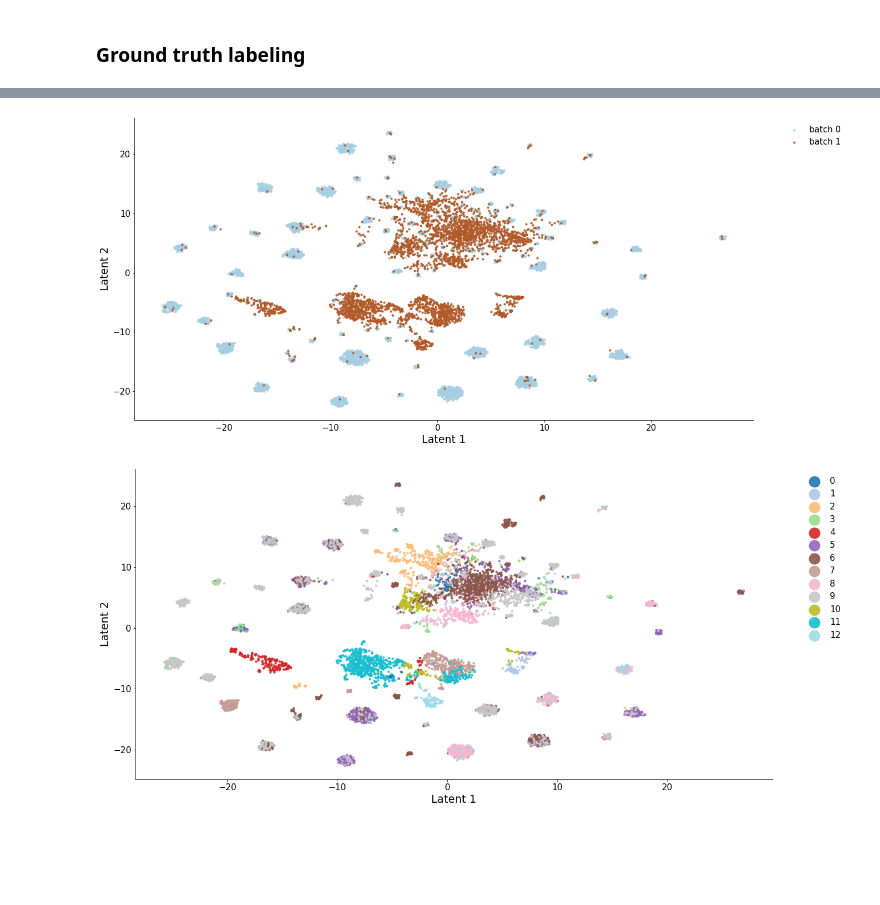
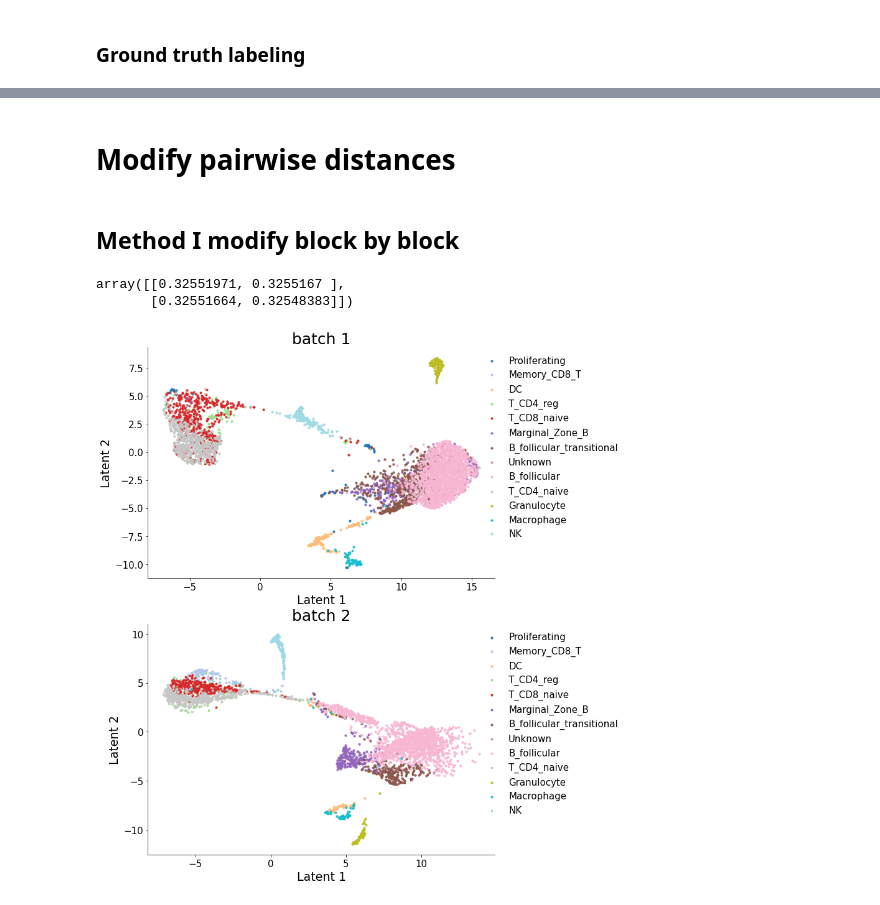
Before and after one commit to PeterZZQ/scMoMaT, a Jupyter notebook: Examples/test_Spleen_modified.ipynb, the cells around one changed output, grey strips where cells are left out. Cells and saved outputs as stored; diff of their text form; code cells hidden in the pictures; blank space fills up the shorter version.

Commit message:
upfate methods of modifying pairwise distance and adding knn_indices for UMAP

```diff
--- a/Examples/test_Spleen_modified.ipynb
+++ b/Examples/test_Spleen_modified.ipynb
@@ -121,15 +122,15 @@ counts["feats_name"] = feats_name
 alpha = [1000, 1, 100, 100, 0.00]
 batchsize = 0.3
 run = 0
-Ns = [8] * 2
-K = 8
+Ns = [25] * 2
+K = 25
 N_feat = Ns[0]
 interval = 100
-T = 10000
+T = 6000
 lr = 1e-2
 # %%
 # didn't use the interaction matrix
-model1 = model.cfrm_new(counts = counts, interacts = None, Ns = Ns, K = K, N_feat = N_feat, batch_size = batchsize, interval = interval, lr = lr, alpha = alpha, seed = run).to(device)
+model1 = model.cfrm_new(counts = counts, interacts = interacts, Ns = Ns, K = K, N_feat = N_feat, batch_size = batchsize, interval = interval, lr = lr, alpha = alpha, seed = run).to(device)
 losses1 = model1.train_func(T = T, T1 = None)
 # %% [output]
 Input sanity check...
@@ -171,7 +172,7 @@ for batch in range(0,2):
     labels.append(pd.read_csv(os.path.join(dir, 'meta_c' + str(batch + 1) + '.csv'), index_col=0)["cell_type"].values.squeeze())
     pre_labels.append(np.argmax(z, axis = 1).squeeze())
 
-umap_op = UMAP(n_components = 2, n_neighbors = 15, min_dist = 0.8, random_state = 0)
+umap_op = UMAP(n_components = 2, n_neighbors = 15, min_dist = 0.4, random_state = 0)
 x_umap = umap_op.fit_transform(np.concatenate(zs, axis = 0))
 # separate into batches
 x_umaps = []
@@ -209,0 +211,4 @@ utils.plot_latent_ext(x_umaps, annos = pre_labels, mode = "joint", save = None,
+# %% [markdown]
+# Modify pairwise distances
+# %% [markdown]
+## Method I modify block by block
@@ -210,41 +264,36 @@ utils.plot_latent_ext(x_umaps, annos = pre_labels, mode = "joint", save = None,
+# %%
+aft_mean = np.zeros((len(zs), len(zs)))
+
+for row in range(len(zs)):
+    for col in range(len(zs)):
+        block = p[start_point[row]:end_point[row]+1, start_point[col]:end_point[col]+1]
+        mean = np.mean(block)
+        aft_mean[row, col] = mean
+
+aft_mean
+# %% [output]
+array([[0.32551971, 0.3255167 ],
+       [0.32551664, 0.32548383]])
 # %%
-# scDART flavor
-
-zs = []
-labels = []
-prec_labels = []
-pre_labels = []
-for batch in range(2):
-    z = model1.softmax(model1.C_cells[batch].cpu().detach()).numpy()
-    zs.append(z)
-    labels.append(pd.read_csv(os.path.join(dir, 'meta_c' + str(batch + 1) + '.csv'), index_col=0)["cell_type"].values.squeeze())
-    pre_labels.append(np.argmax(z, axis = 1).squeeze())
-
-
-zs2 = utils.match_embeds(zs, k = 1, reference = 1, bandwidth = 40)
-
-x_umap = umap_op.fit_transform(np.concatenate(zs2, axis = 0))
+umap_op = UMAP(n_components = 2, n_neighbors = 25, min_dist = 0.4, random_state = 0, metric='precomputed')
+x_umap = umap_op.fit_transform(s_pair_dist)
 # separate into batches
 x_umaps = []
-for batch in range(2):
+for batch in range(0,2):
     if batch == 0:
         start_pointer = 0
-        end_pointer = start_pointer + zs2[batch].shape[0]
+        end_pointer = start_pointer + zs[batch].shape[0]
         x_umaps.append(x_umap[start_pointer:end_pointer,:])
-    elif batch == 1:
-        start_pointer = start_pointer + zs2[batch - 1].shape[0]
+    elif batch == 3:
+        start_pointer = start_pointer + zs[batch - 1].shape[0]
         x_umaps.append(x_umap[start_pointer:,:])
     else:
-        start_pointer = start_pointer + zs2[batch - 1].shape[0]
-        end_pointer = start_pointer + zs2[batch].shape[0]
+        start_pointer = start_pointer + zs[batch - 1].shape[0]
+        end_pointer = start_pointer + zs[batch].shape[0]
         x_umaps.append(x_umap[start_pointer:end_pointer,:])
 
-utils.plot_latent_ext(x_umaps, annos = labels, mode = "modality", save = None,
-                      figsize = (20,10), axis_label = "Latent")
+# utils.plot_latent_ext(x_umaps, annos = prec_labels, mode = "separate", save = None, figsize = (10,30), axis_label = "Latent")
 
-
-utils.plot_latent_ext(x_umaps, annos = pre_labels, mode = "joint", save = None,
-                      figsize = (20,10), axis_label = "Latent", markerscale = 6)
+utils.plot_latent_ext(x_umaps, annos = labels, mode = "separate", save = None, figsize = (10,15), axis_label = "Latent")
 # %% [output]
-[figure, old version]
+[figure, new version]
-[figure, removed]
```
Also changed, not shown: parts of 25 cells of this notebook.
